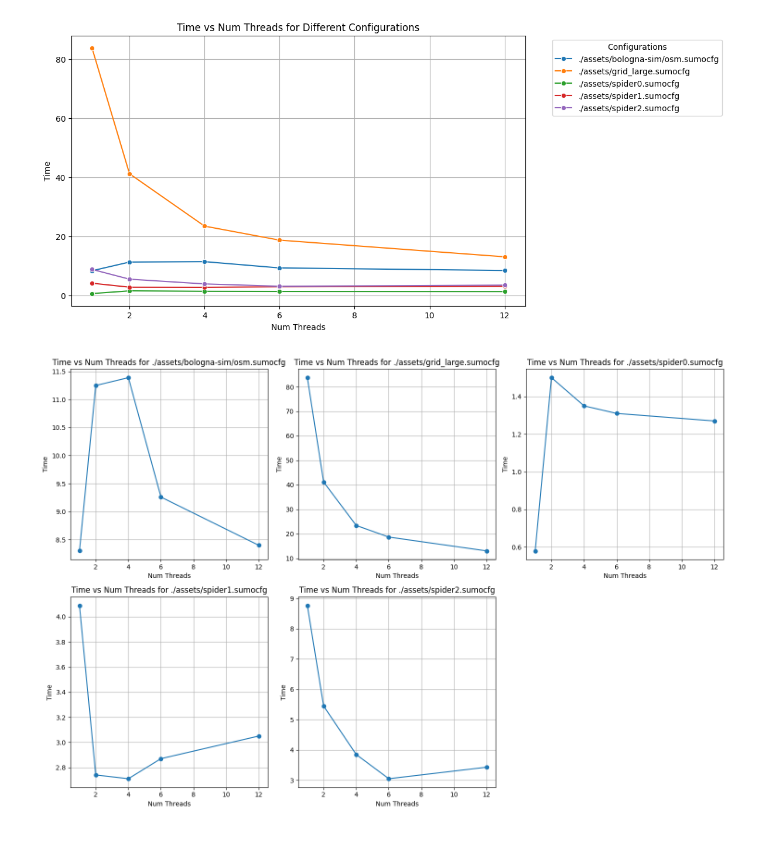
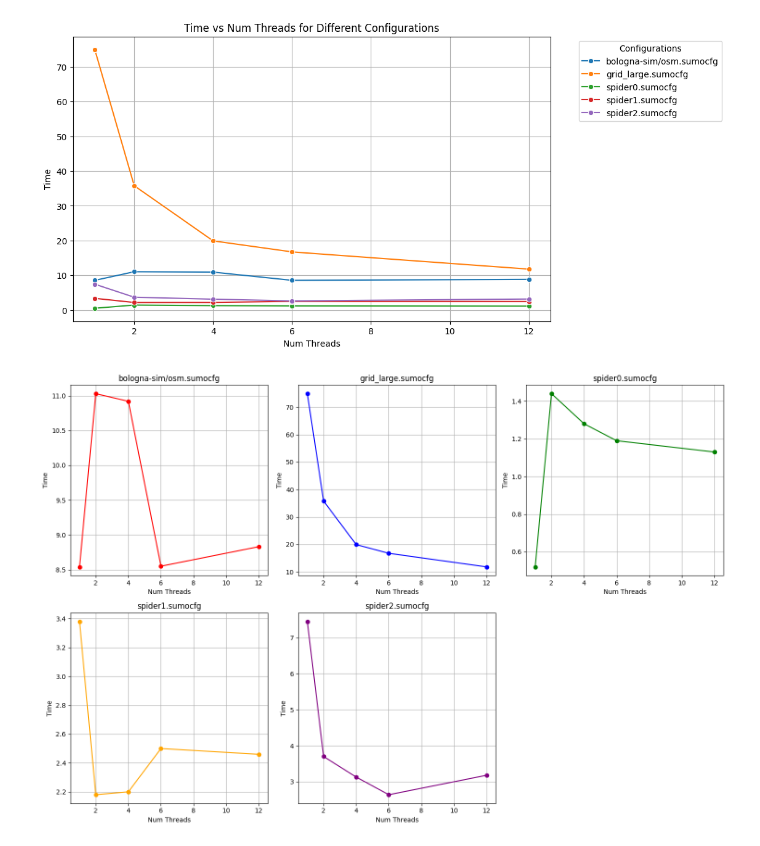
Before and after one commit to filloax/Parallel-Sumo, a Jupyter notebook: scripts/test_simtime.ipynb, the cells around one changed output. Cells and saved outputs as stored; diff of their text form; code cells hidden in the pictures.

Commit message:
reduce addVehicle calls, simtime graphs

```diff
--- a/scripts/test_simtime.ipynb
+++ b/scripts/test_simtime.ipynb
@@ -7,5 +8,5 @@ import numpy as np
 # %%
-df0 = pd.read_csv("../testResults/test6.csv")
+df0 = pd.read_csv("../testResults/test7.csv")
 df0['time'] = pd.to_numeric(df0['time'])
 df0['part.time'] = pd.to_numeric(df0['part.time'])
 df0
@@ -29,6 +30,7 @@ df1 = df0.groupby(["cfg", "thread no."]).agg({
     'part.time': 'max'
 }).reset_index()
 df1["time"] = df1["time"].apply(lambda x: round(x / 1000, 2))
+df1["cfg"] = df1["cfg"].apply(lambda x: x.replace("./assets/", ""))
 
 df1
 # %% [output]
@@ -59,36 +61,38 @@ plt.legend(title='Configurations', bbox_to_anchor=(1.05, 1), loc='upper left')
 plt.grid(True)
 plt.show()
 # %% [output]
-[figure, old version]
+[figure, new version]
 # %%
 unique_configs = df1['cfg'].unique()
 num_configs = len(unique_configs)
 num_cols = 3  # Number of columns in the grid, you can adjust this
 
 num_rows = int(np.ceil(num_configs / num_cols))
 fig, axes = plt.subplots(num_rows, num_cols, figsize=(15, 5 * num_rows))
 
-for i, config in enumerate(unique_configs):
+colors = itertools.cycle(['red', 'blue', 'green', 'orange', 'purple', 'magenta', 'cyan', 'yellow'])
+
+for i, (config, color) in enumerate(zip(unique_configs, colors)):
     row = i // num_cols
     col = i % num_cols
     data = df1[df1['cfg'] == config]
     ax = axes[row, col] if num_rows > 1 else axes[col]
-    ax.plot(data['thread no.'], data['time'], marker='o')
-    ax.set_title(f'Time vs Num Threads for {config}')
+    ax.plot(data['thread no.'], data['time'], marker='o', color=color)
+    ax.set_title(f'{config}')
     ax.set_xlabel('Num Threads')
     ax.set_ylabel('Time')
     ax.grid(True)
 
 # Hide any empty subplots
 for i in range(len(unique_configs), num_rows * num_cols):
     row = i // num_cols
     col = i % num_cols
     if num_rows > 1:
         axes[row, col].axis('off')
     else:
         axes[col].axis('off')
 
 plt.tight_layout()
 plt.show()
 # %% [output]
-[figure, old version]
+[figure, new version]
```
Also changed, not shown: parts of 6 cells of this notebook, 4 other files.
